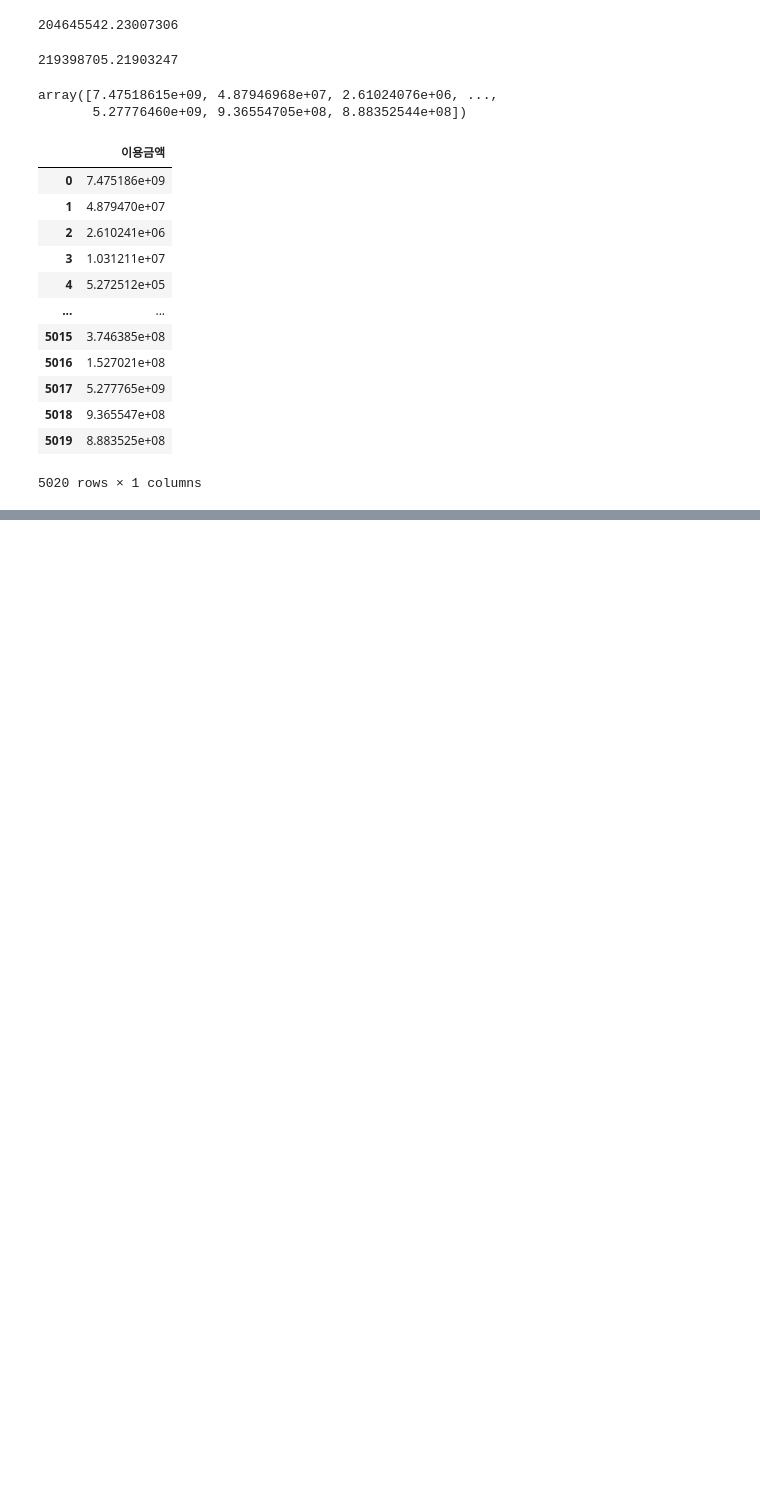
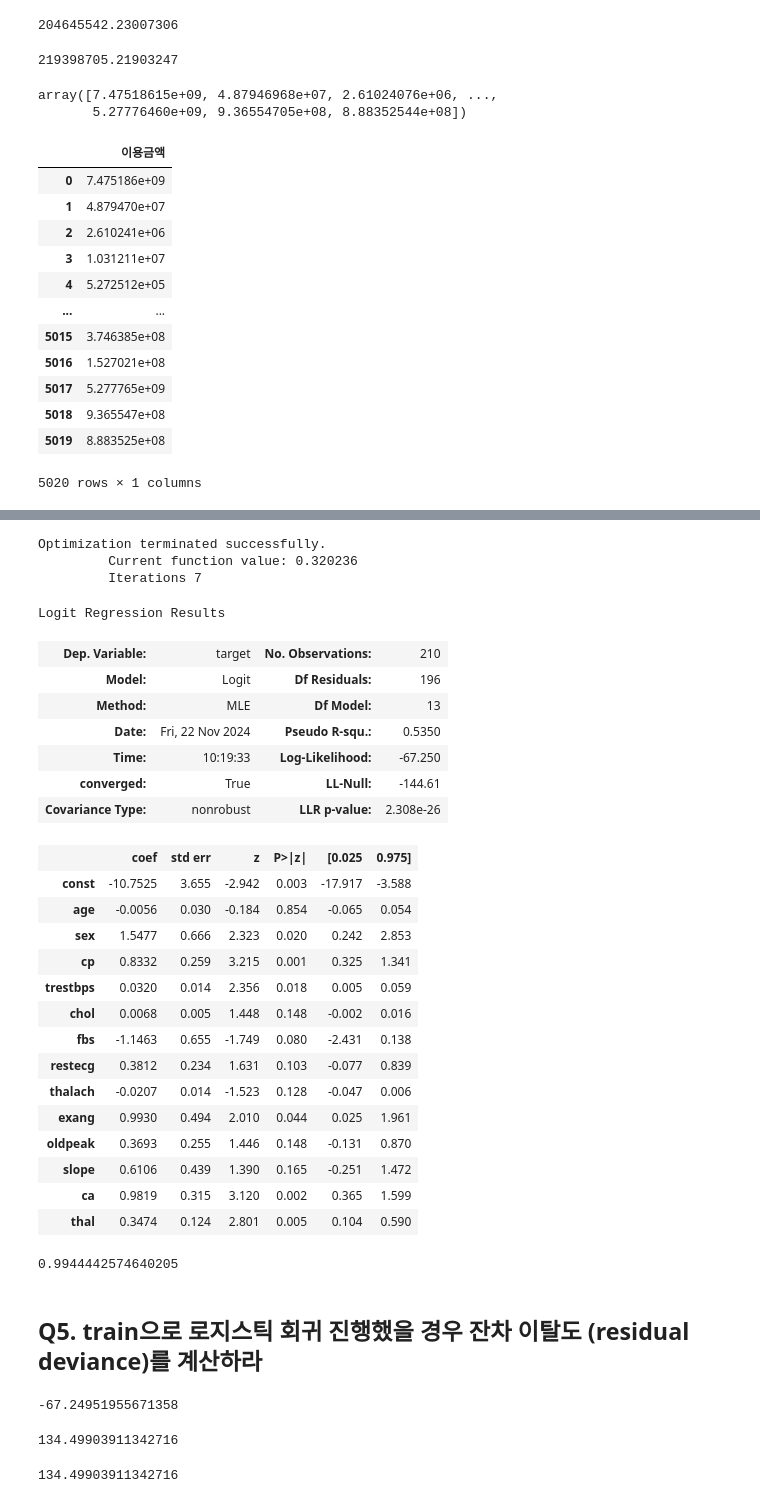
Before and after one commit to yesolee/BigDataCertification, a Jupyter notebook: 빅분기7회기출.ipynb, the cells around one changed output, grey strips where cells are left out. Saved outputs shown, nothing was run; the diff lists cells and outputs as text; code cells hidden in the pictures; blank space fills up the shorter version.

```diff
--- a/빅분기7회기출.ipynb
+++ b/빅분기7회기출.ipynb
@@ -289,0 +409,4 @@ result
+# %%
+import pandas as pd
+df= pd.read_csv('https://raw.githubusercontent.com/Datamanim/datarepo/main/krdatacertificate/e7_p3_t.csv')
+df.head()
@@ -289,0 +424,5 @@ result
+# %%
+train = df.iloc[:210]
+test = df.iloc[210:]
+display(train.head(2))
+test.head(2)
@@ -289,0 +489,55 @@ result
+# %%
+import statsmodels.api as sm
+X = train.drop('target', axis=1)
+y = train['target']
+X = sm.add_constant(X)
+model = sm.Logit(y, X).fit()
+model.summary()
+# %% [output]
+Optimization terminated successfully.
+         Current function value: 0.320236
+         Iterations 7
+Logit Regression Results
+| Dep. Variable: | target | No. Observations: | 210 |
+| Model: | Logit | Df Residuals: | 196 |
+| Method: | MLE | Df Model: | 13 |
+| Date: | Fri, 22 Nov 2024 | Pseudo R-squ.: | 0.5350 |
+| Time: | 10:19:33 | Log-Likelihood: | -67.250 |
+| converged: | True | LL-Null: | -144.61 |
+| Covariance Type: | nonrobust | LLR p-value: | 2.308e-26 |
+|  | coef | std err | z | P>|z| | [0.025 | 0.975] |
+| const | -10.7525 | 3.655 | -2.942 | 0.003 | -17.917 | -3.588 |
+| age | -0.0056 | 0.030 | -0.184 | 0.854 | -0.065 | 0.054 |
+| sex | 1.5477 | 0.666 | 2.323 | 0.020 | 0.242 | 2.853 |
+| cp | 0.8332 | 0.259 | 3.215 | 0.001 | 0.325 | 1.341 |
+| trestbps | 0.0320 | 0.014 | 2.356 | 0.018 | 0.005 | 0.059 |
+| chol | 0.0068 | 0.005 | 1.448 | 0.148 | -0.002 | 0.016 |
+| fbs | -1.1463 | 0.655 | -1.749 | 0.080 | -2.431 | 0.138 |
+| restecg | 0.3812 | 0.234 | 1.631 | 0.103 | -0.077 | 0.839 |
+| thalach | -0.0207 | 0.014 | -1.523 | 0.128 | -0.047 | 0.006 |
+| exang | 0.9930 | 0.494 | 2.010 | 0.044 | 0.025 | 1.961 |
+| oldpeak | 0.3693 | 0.255 | 1.446 | 0.148 | -0.131 | 0.870 |
+| slope | 0.6106 | 0.439 | 1.390 | 0.165 | -0.251 | 1.472 |
+| ca | 0.9819 | 0.315 | 3.120 | 0.002 | 0.365 | 1.599 |
+| thal | 0.3474 | 0.124 | 2.801 | 0.005 | 0.104 | 0.590 |
+# %%
+import numpy as np
+np.exp(model.params['age'])
+# %% [output]
+0.9944442574640205
+# %% [markdown]
+## Q5. train으로 로지스틱 회귀 진행했을 경우 잔차 이탈도 (residual deviance)를 계산하라
+# %%
+model.llf
+# %% [output]
+-67.24951955671358
+# %%
+-2 * model.llf
+# %% [output]
+134.49903911342716
+# %%
+# 다른방법
+model2 = sm.GLM(y, X, family=sm.families.Binomial()).fit()
+model2.deviance
+# %% [output]
+134.49903911342716
```
Also changed, not shown: parts of 25 cells of this notebook.
